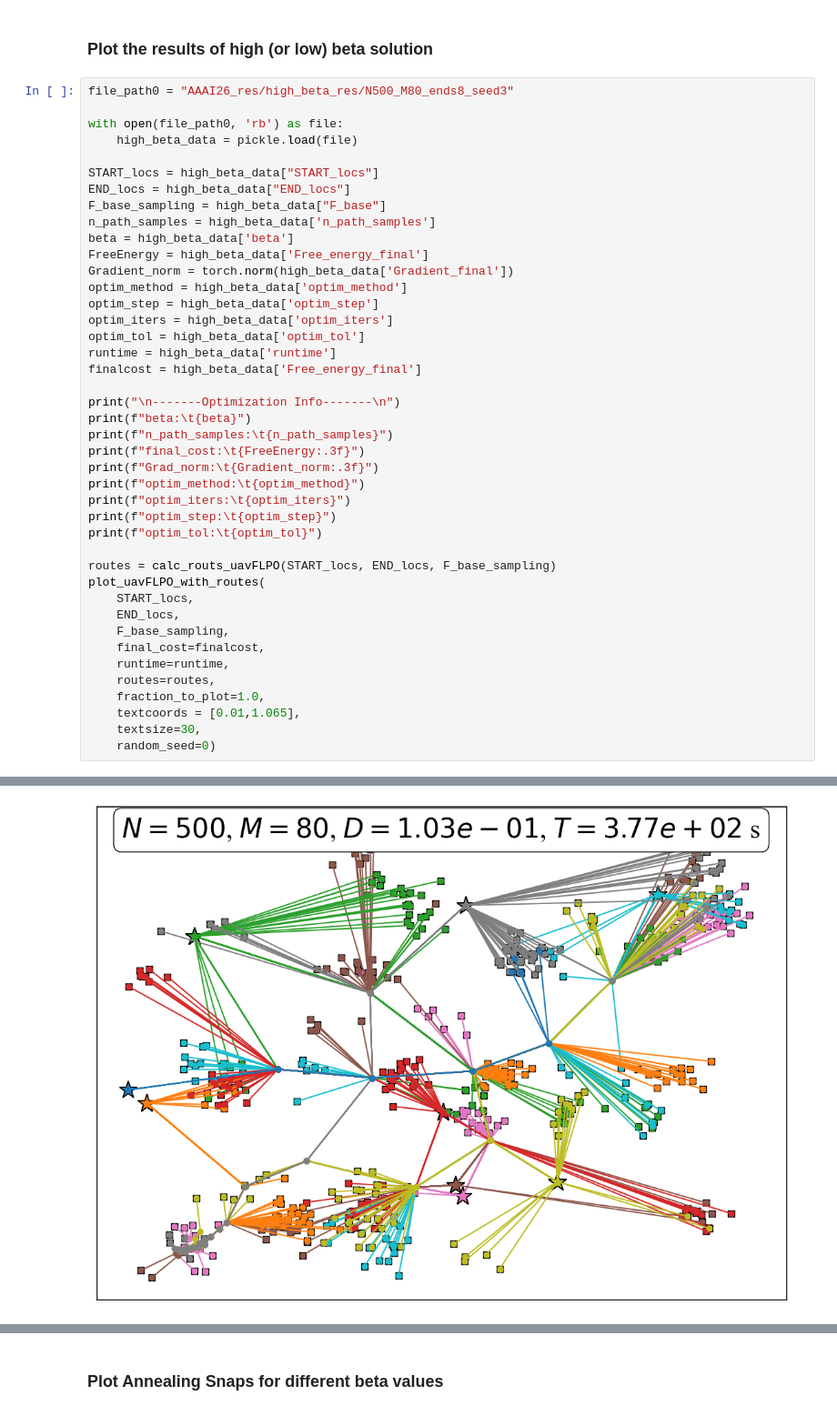
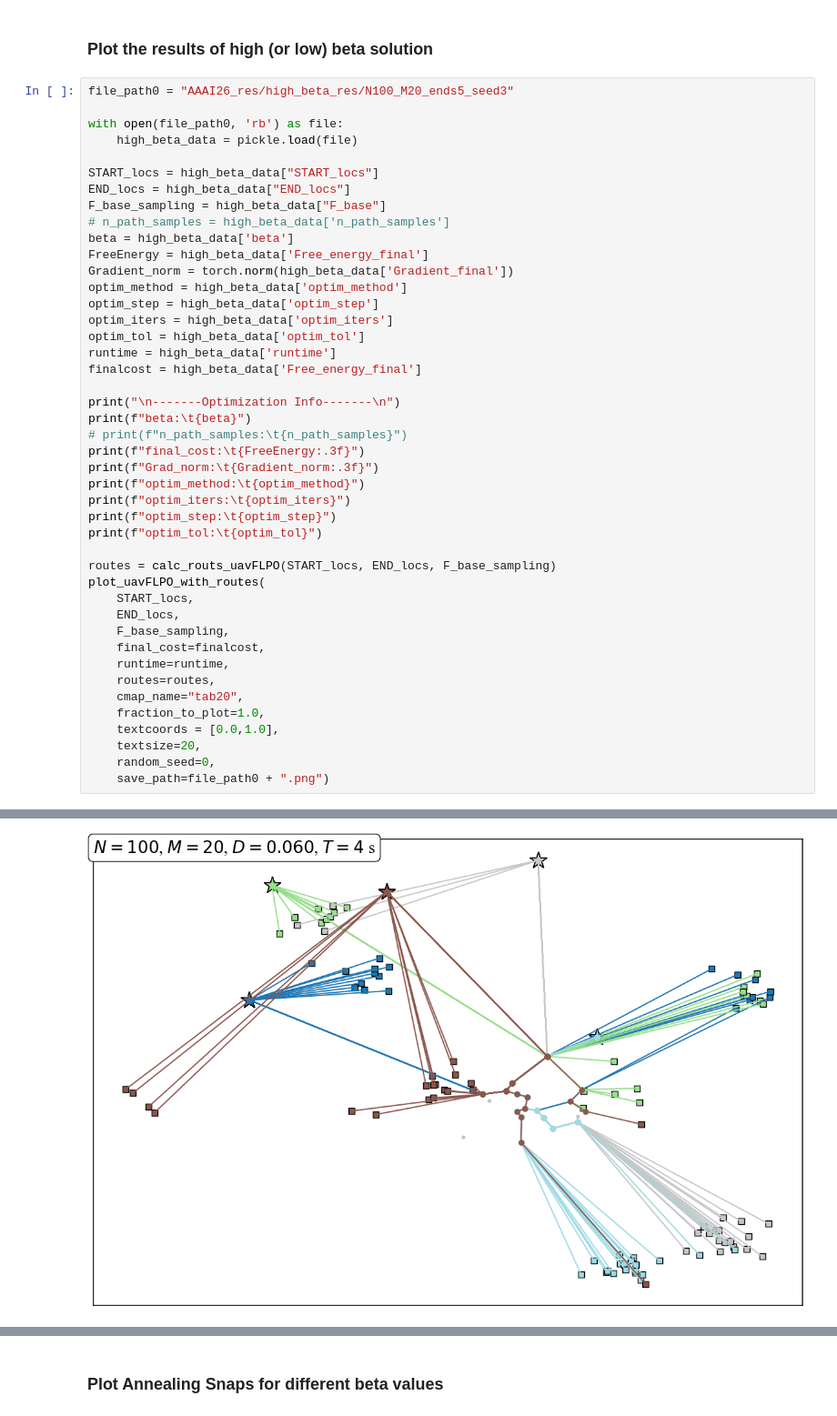
Before and after one commit to salar96/LearningFLPO, a Jupyter notebook: plot_res.ipynb, the cells around one changed output, grey strips where cells are left out. Shown at 91% size. Saved outputs shown, nothing was run; the diff lists cells and outputs as text.

```diff
--- a/plot_res.ipynb
+++ b/plot_res.ipynb
@@ -10,7 +10,7 @@ import importlib
 # %% [markdown]
 ### Plot the results of high (or low) beta solution
 # %%
-file_path0 = "AAAI26_res/high_beta_res/N500_M80_ends8_seed3"
+file_path0 = "AAAI26_res/high_beta_res/N100_M20_ends5_seed3"
 
 with open(file_path0, 'rb') as file:
     high_beta_data = pickle.load(file)
@@ -18,7 +18,7 @@ with open(file_path0, 'rb') as file:
 START_locs = high_beta_data["START_locs"]
 END_locs = high_beta_data["END_locs"]
 F_base_sampling = high_beta_data["F_base"]
-n_path_samples = high_beta_data['n_path_samples']
+# n_path_samples = high_beta_data['n_path_samples']
 beta = high_beta_data['beta']
 FreeEnergy = high_beta_data['Free_energy_final']
 Gradient_norm = torch.norm(high_beta_data['Gradient_final'])
@@ -31,7 +31,7 @@ finalcost = high_beta_data['Free_energy_final']
 
 print("\n-------Optimization Info-------\n")
 print(f"beta:\t{beta}")
-print(f"n_path_samples:\t{n_path_samples}")
+# print(f"n_path_samples:\t{n_path_samples}")
 print(f"final_cost:\t{FreeEnergy:.3f}")
 print(f"Grad_norm:\t{Gradient_norm:.3f}")
 print(f"optim_method:\t{optim_method}")
@@ -47,10 +47,12 @@ plot_uavFLPO_with_routes(
     final_cost=finalcost,
     runtime=runtime,
     routes=routes,
+    cmap_name="tab20",
     fraction_to_plot=1.0,
-    textcoords = [0.01,1.065],
-    textsize=30,
-    random_seed=0)
+    textcoords = [0.0,1.0],
+    textsize=20,
+    random_seed=0,
+    save_path=file_path0 + ".png")
 # %% [output]
 -------Optimization Info-------
 
@@ -65,2 +66,2 @@ optim_tol:      0.045
-[figure, old version]
+[figure, new version]
 # %%
```
Also changed, not shown: parts of 3 cells of this notebook, 4 other files.
